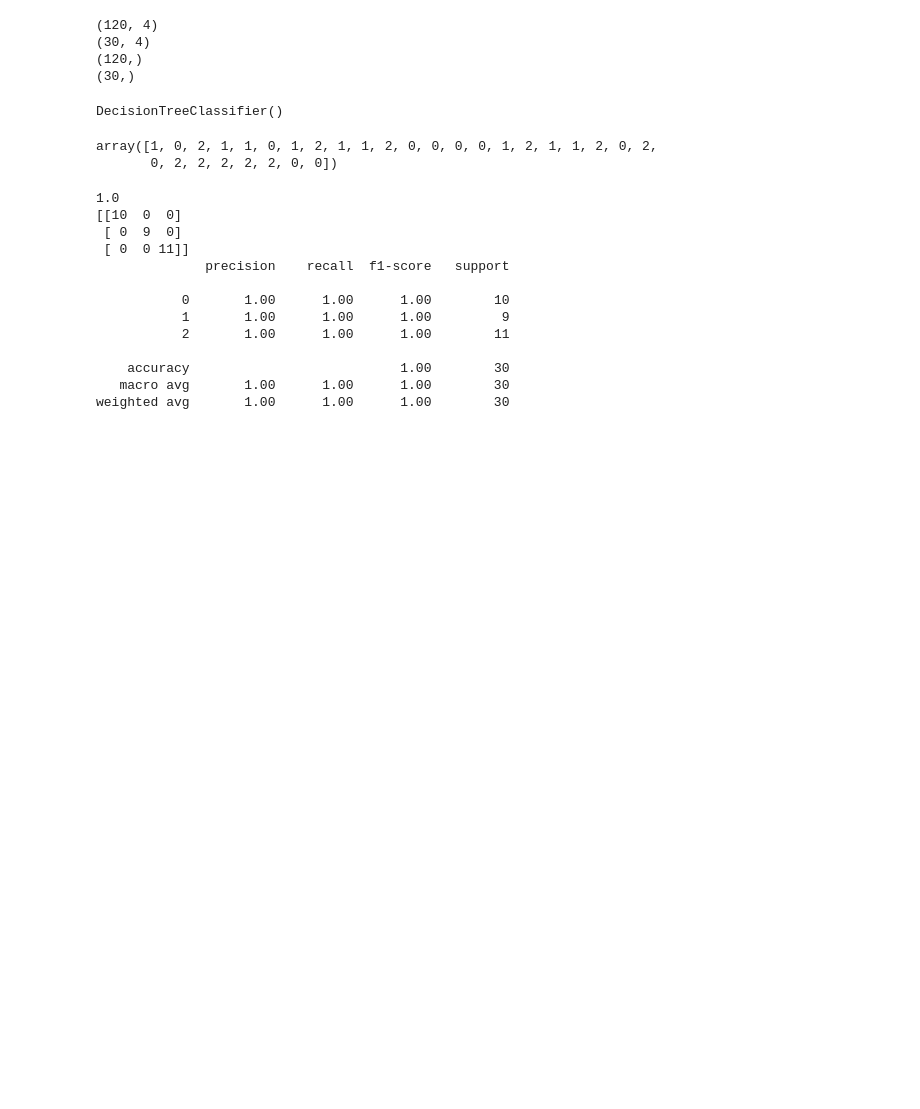
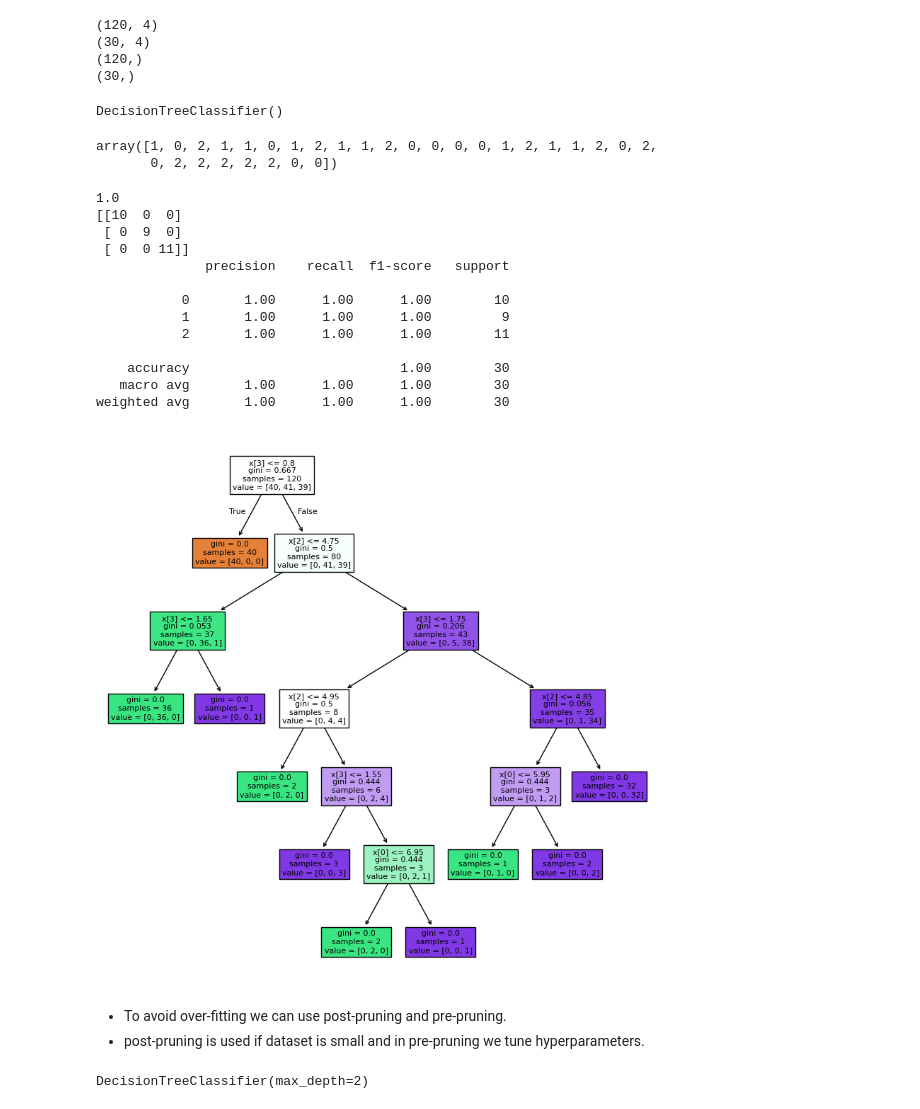
Before and after one commit to NarnindiMounica/Machine_Learning_Works, a Jupyter notebook: Decision_Tree/classifier_implementation.ipynb, the cells around one changed output. Cells and saved outputs as stored; diff of their text form; code cells hidden in the pictures; blank space fills up the shorter version.

Commit message:
Decision Tree Classifier using Iris Dataset

```diff
--- a/Decision_Tree/classifier_implementation.ipynb
+++ b/Decision_Tree/classifier_implementation.ipynb
@@ -86,3 +86,22 @@ print(classification_report(y_test, y_pred))
     accuracy                           1.00        30
    macro avg       1.00      1.00      1.00        30
 weighted avg       1.00      1.00      1.00        30
+# %%
+#visualization of decision tree
+
+from sklearn.tree import plot_tree
+plt.figure(figsize=(10,10))
+plot_tree(decision_tree, filled=True)
+plt.show()
+# %% [output]
+[figure, added]
+# %% [markdown]
+* To avoid over-fitting we can use post-pruning and pre-pruning.
+* post-pruning is used if dataset is small and in pre-pruning we tune hyperparameters.
+# %%
+#using post-pruning here: we see model is able to differenciate at max_depth=2
+
+pruned_classifier = DecisionTreeClassifier(max_depth=2)
+pruned_classifier
+# %% [output]
+DecisionTreeClassifier(max_depth=2)
```
Also changed, not shown: parts of 3 cells of this notebook.
